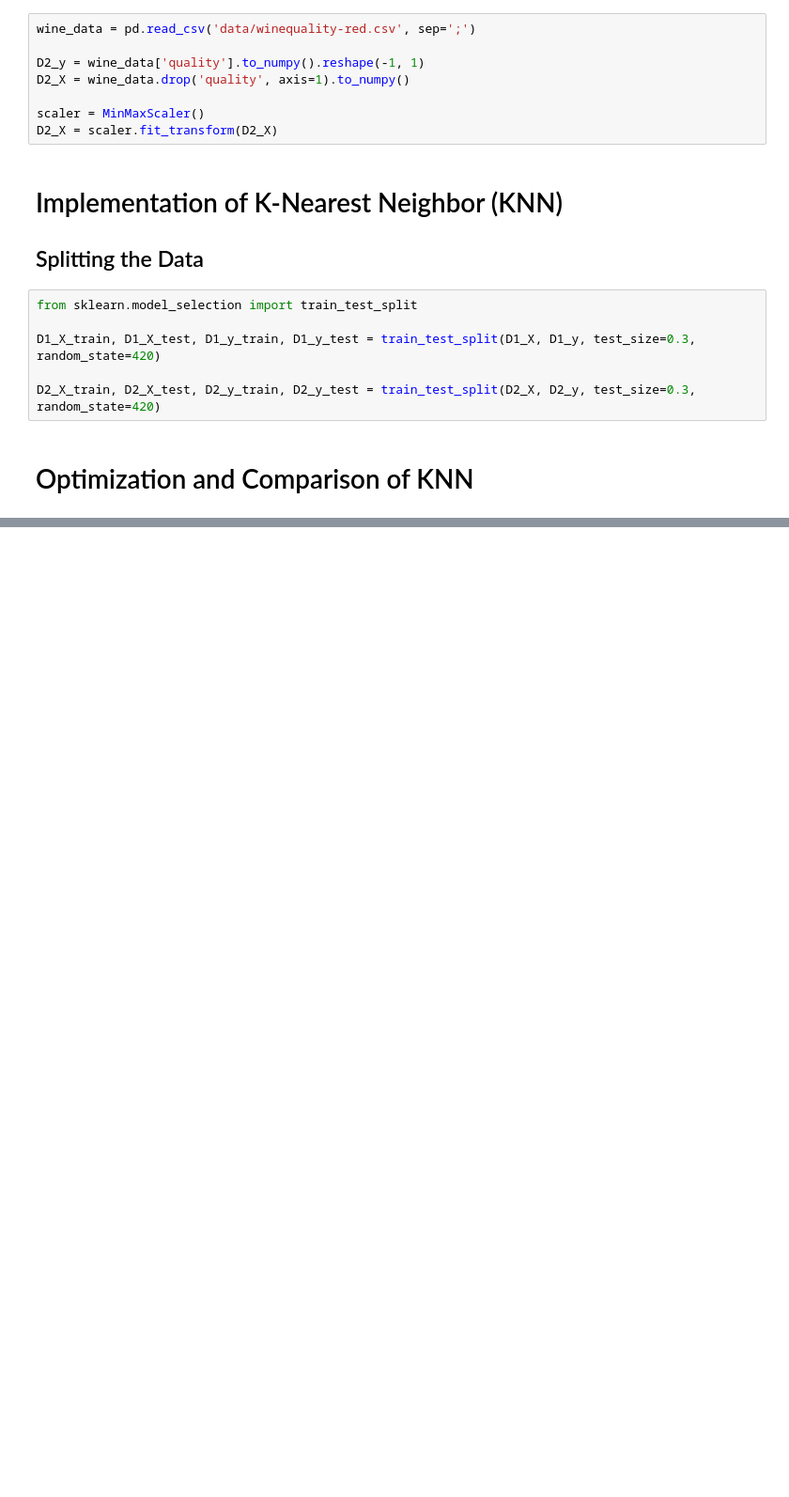
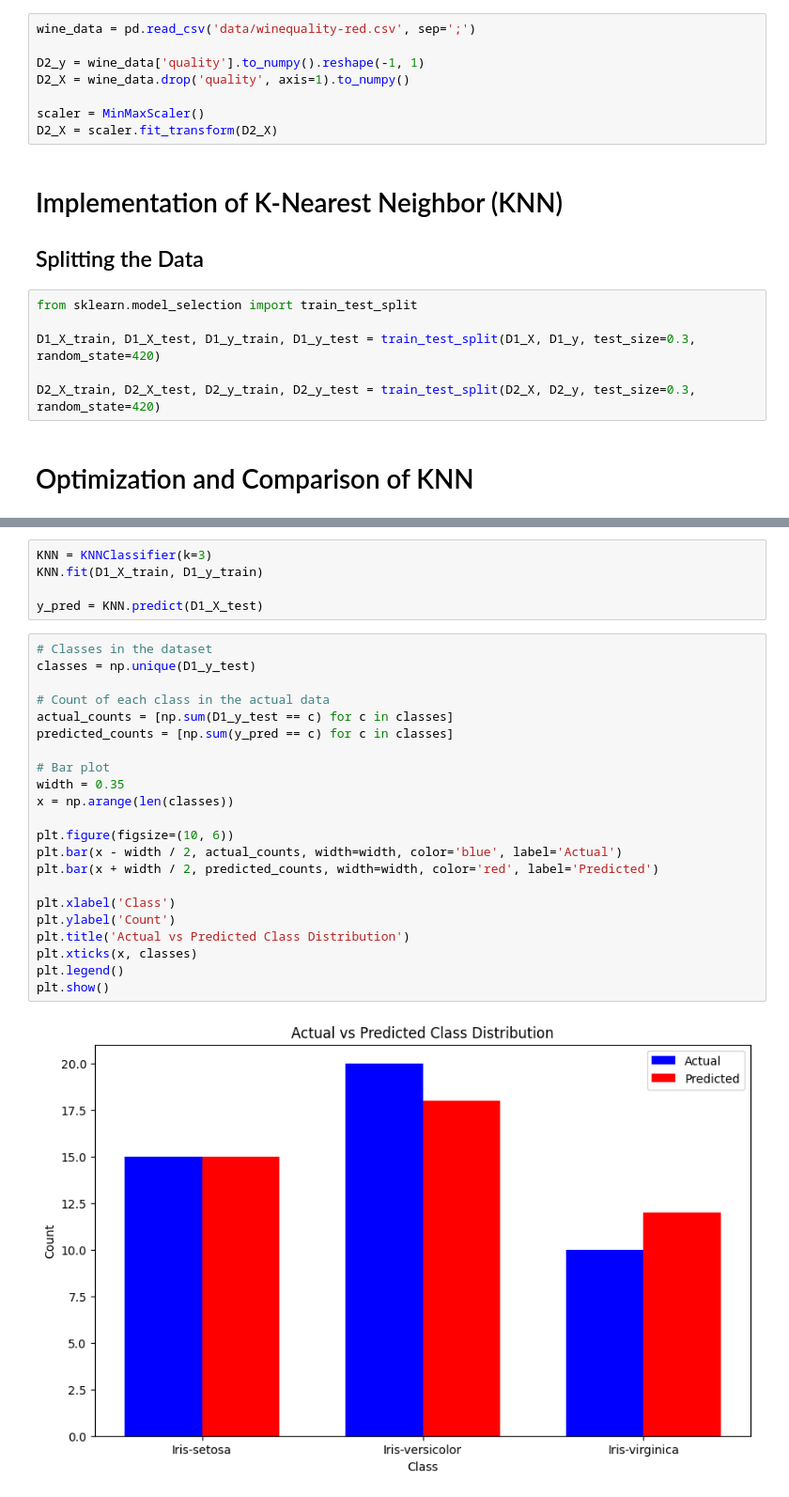
Before and after one commit to moOritzl/bachelorpraktikum-applied-machine-learning, a Jupyter notebook: Week_07/K-Nearest_Neighbor.ipynb, the cells around one changed output, grey strips where cells are left out. Shown at 94% size. Cells and saved outputs as stored; diff of their text form; blank space fills up the shorter version.

```diff
--- a/Week_07/K-Nearest_Neighbor.ipynb
+++ b/Week_07/K-Nearest_Neighbor.ipynb
@@ -41,0 +116,29 @@ D2_X_train, D2_X_test, D2_y_train, D2_y_test = train_test_split(D2_X, D2_y, test
+# %%
+KNN = KNNClassifier(k=3)
+KNN.fit(D1_X_train, D1_y_train)
+
+y_pred = KNN.predict(D1_X_test)
+# %%
+# Classes in the dataset
+classes = np.unique(D1_y_test)
+
+# Count of each class in the actual data
+actual_counts = [np.sum(D1_y_test == c) for c in classes]
+predicted_counts = [np.sum(y_pred == c) for c in classes]
+
+# Bar plot
+width = 0.35
+x = np.arange(len(classes))
+
+plt.figure(figsize=(10, 6))
+plt.bar(x - width / 2, actual_counts, width=width, color='blue', label='Actual')
+plt.bar(x + width / 2, predicted_counts, width=width, color='red', label='Predicted')
+
+plt.xlabel('Class')
+plt.ylabel('Count')
+plt.title('Actual vs Predicted Class Distribution')
+plt.xticks(x, classes)
+plt.legend()
+plt.show()
+# %% [output]
+[figure, added]
```
Also changed, not shown: parts of 4 cells of this notebook.
